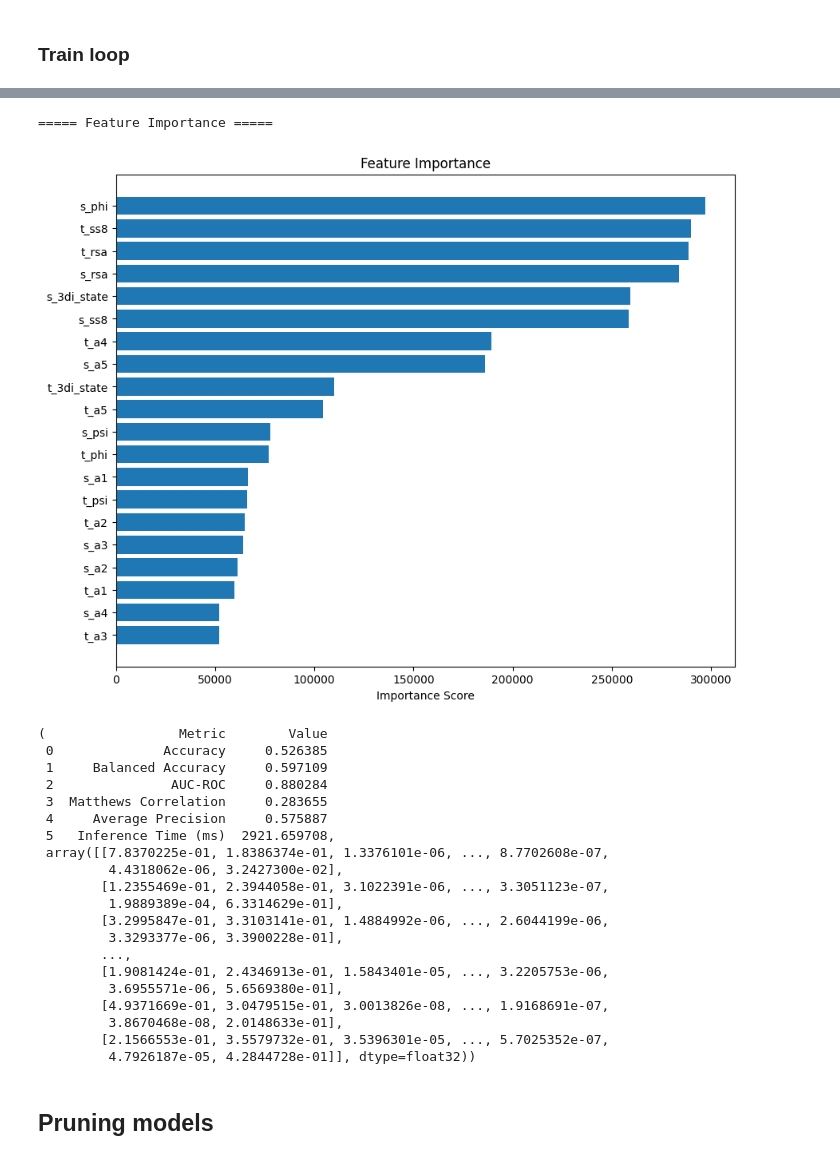
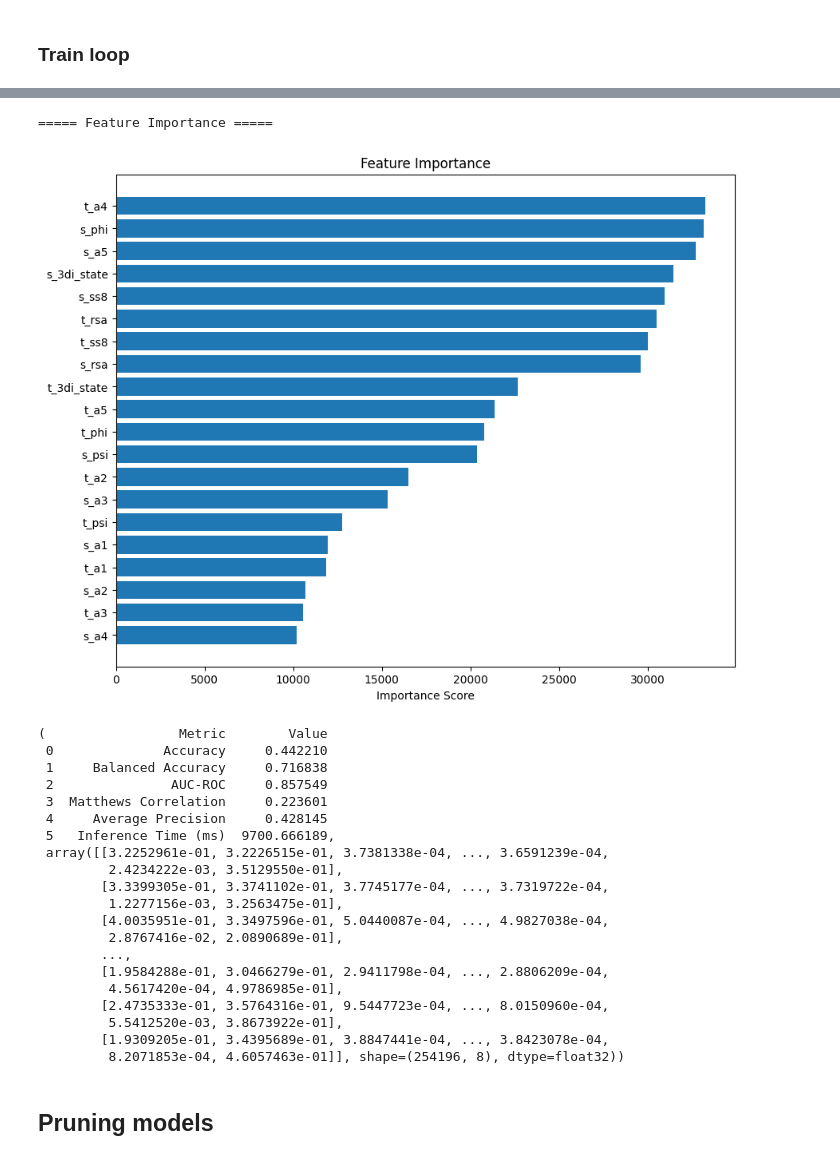
Before and after one commit to dvdbaggio/Contacts-Classification, a Jupyter notebook: contacts_prediction_mcc.ipynb, the cells around one changed output, grey strips where cells are left out. Cells and saved outputs as stored; diff of their text form; code cells hidden in the pictures.

```diff
--- a/contacts_prediction_mcc.ipynb
+++ b/contacts_prediction_mcc.ipynb
@@ -36,5 +32,5 @@ Mounted at /content/drive
 # %%
-#path = "/Users/sebastianosanson/Development/Contacts-Classification/"
+path = "/Users/sebastianosanson/Development/Contacts-Classification/"
 cache_file = os.path.join(path, 'features_ring_df.pkl')
 
 if os.path.exists(cache_file):
@@ -271,19 +267,20 @@ for label in sorted(class_distribution):
 # %%
 sampling_strategy = {
-    0: 545494,  # HBOND
-    1: 561545,  # VDW
-    2: 60000,  # PIPISTACK
-    3: 60000,  # IONIC
-    4: 40000,  # PICATION
-    5: 10000,  # SSBOND
-    6: 10000,  # PIHBOND
-    7: 882533   # Unclassified
+    0: 545494,     # Keep HBOND as is
+    1: 561545,     # Keep VDW as is
+    2: 150000,     # Increase PIPISTACK moderately
+    3: 150000,     # Increase IONIC moderately
+    4: 100000,     # More significant increase for PICATION
+    5: 75000,      # Substantial increase for SSBOND
+    6: 75000,      # Substantial increase for PIHBOND
+    7: 700000      # Slightly reduce the Unclassified class
 }
+
 
 oversample = SMOTE(sampling_strategy=sampling_strategy, random_state=42)
 
 # Fit and resample the training data
-X_train_smote, y_train_smote = oversample.fit_resample(X_train, y_train)
+X_train, y_train = oversample.fit_resample(X_train, y_train)
 
-np.save('X_train_smote.npy', X_train)
-np.save('y_train_smote.npy', y_train)
+# np.save('X_train_smote.npy', X_train)
+# np.save('y_train_smote.npy', y_train)
@@ -414,7 +413,7 @@ weights_train = compute_sample_weight('balanced', y_train)
 weights_val = compute_sample_weight('balanced', y_val)
 
 # Create DMatrix objects
-dtrain = xgb.DMatrix(X_train_smote, label=y_train_smote, weight=weights_train)
+dtrain = xgb.DMatrix(X_train, label=y_train, weight=weights_train)
 # dtest = xgb.DMatrix(X_test, label=y_test)
 dval = xgb.DMatrix(X_val, label=y_val, weight=weights_val)
 
@@ -427,13 +426,13 @@ model = xgb.train(
         'num_class': len(np.unique(y)),
         'eval_metric': ['mlogloss', 'merror'],  # Track both
         'max_depth': 8,
-        'learning_rate': 0.03,
+        'learning_rate': 0.02,
         'subsample': 0.8,
         'colsample_bytree': 0.8,
         'gamma': 0.1,
         'reg_alpha': 0.1,
         'reg_lambda': 1.0,
-        'max_delta_step': 1,  # Helps imbalance
+        'min_child_weight': 5,  # Helps with imbalance
     },
     dtrain=dtrain,
     num_boost_round=10000,
@@ -469,25 +468,25 @@ Inference Time (ms)   2921.6597
 ===== Feature Importance =====
-[figure, old version]
+[figure, new version]
 (                 Metric        Value
- 0              Accuracy     0.526385
- 1     Balanced Accuracy     0.597109
- 2               AUC-ROC     0.880284
- 3  Matthews Correlation     0.283655
- 4     Average Precision     0.575887
- 5   Inference Time (ms)  2921.659708,
- array([[7.8370225e-01, 1.8386374e-01, 1.3376101e-06, ..., 8.7702608e-07,
-         4.4318062e-06, 3.2427300e-02],
-        [1.2355469e-01, 2.3944058e-01, 3.1022391e-06, ..., 3.3051123e-07,
-         1.9889389e-04, 6.3314629e-01],
-        [3.2995847e-01, 3.3103141e-01, 1.4884992e-06, ..., 2.6044199e-06,
-         3.3293377e-06, 3.3900228e-01],
+ 0              Accuracy     0.442210
+ 1     Balanced Accuracy     0.716838
+ 2               AUC-ROC     0.857549
+ 3  Matthews Correlation     0.223601
+ 4     Average Precision     0.428145
+ 5   Inference Time (ms)  9700.666189,
+ array([[3.2252961e-01, 3.2226515e-01, 3.7381338e-04, ..., 3.6591239e-04,
+         2.4234222e-03, 3.5129550e-01],
+        [3.3399305e-01, 3.3741102e-01, 3.7745177e-04, ..., 3.7319722e-04,
+         1.2277156e-03, 3.2563475e-01],
+        [4.0035951e-01, 3.3497596e-01, 5.0440087e-04, ..., 4.9827038e-04,
+         2.8767416e-02, 2.0890689e-01],
         ...,
-        [1.9081424e-01, 2.4346913e-01, 1.5843401e-05, ..., 3.2205753e-06,
-         3.6955571e-06, 5.6569380e-01],
-        [4.9371669e-01, 3.0479515e-01, 3.0013826e-08, ..., 1.9168691e-07,
-         3.8670468e-08, 2.0148633e-01],
-        [2.1566553e-01, 3.5579732e-01, 3.5396301e-05, ..., 5.7025352e-07,
-         4.7926187e-05, 4.2844728e-01]], dtype=float32))
+        [1.9584288e-01, 3.0466279e-01, 2.9411798e-04, ..., 2.8806209e-04,
+         4.5617420e-04, 4.9786985e-01],
+        [2.4735333e-01, 3.5764316e-01, 9.5447723e-04, ..., 8.0150960e-04,
+         5.5412520e-03, 3.8673922e-01],
+        [1.9309205e-01, 3.4395689e-01, 3.8847441e-04, ..., 3.8423078e-04,
+         8.2071853e-04, 4.6057463e-01]], shape=(254196, 8), dtype=float32))
 # %% [markdown]
 ## Pruning models
 # %%
```
Also changed, not shown: parts of 11 cells of this notebook, 10 other files.
